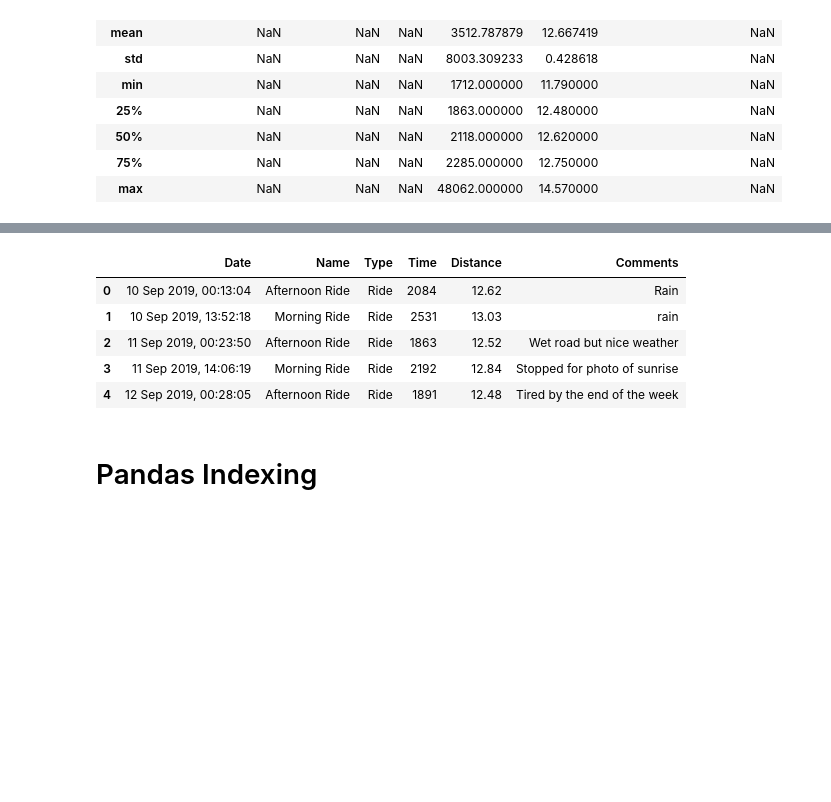
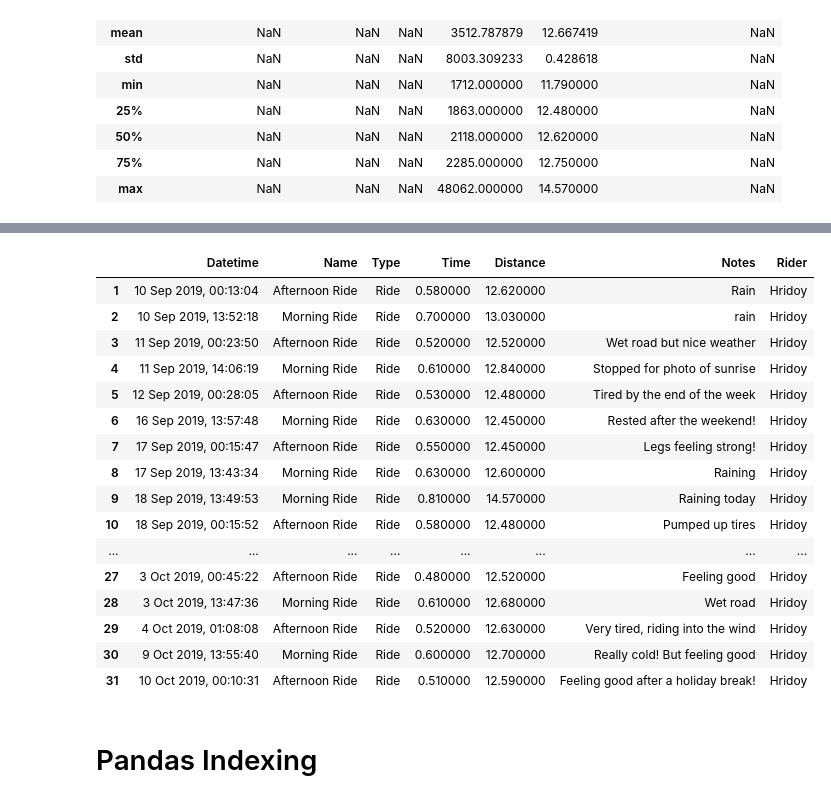
Before and after one commit to ariyan378/python-problem-solving, a Jupyter notebook: Task/data-wrangling-excercise.ipynb, the cells around one changed output, grey strips where cells are left out. Saved outputs shown, nothing was run; the diff lists cells and outputs as text; code cells hidden in the pictures; blank space fills up the shorter version.

```diff
--- a/Task/data-wrangling-excercise.ipynb
+++ b/Task/data-wrangling-excercise.ipynb
@@ -118,14 +105,24 @@ pd.set_option("display.max_rows", 20)
 # %%
 
 df.style.background_gradient(cmap='plasma')
-df.head()
 # %% [output]
-|  | Date | Name | Type | Time | Distance | Comments |
-| 0 | 10 Sep 2019, 00:13:04 | Afternoon Ride | Ride | 2084 | 12.62 | Rain |
-| 1 | 10 Sep 2019, 13:52:18 | Morning Ride | Ride | 2531 | 13.03 | rain |
-| 2 | 11 Sep 2019, 00:23:50 | Afternoon Ride | Ride | 1863 | 12.52 | Wet road but nice weather |
-| 3 | 11 Sep 2019, 14:06:19 | Morning Ride | Ride | 2192 | 12.84 | Stopped for photo of sunrise |
-| 4 | 12 Sep 2019, 00:28:05 | Afternoon Ride | Ride | 1891 | 12.48 | Tired by the end of the week |
+|  | Datetime | Name | Type | Time | Distance | Notes | Rider |
+| 1 | 10 Sep 2019, 00:13:04 | Afternoon Ride | Ride | 0.580000 | 12.620000 | Rain | Hridoy |
+| 2 | 10 Sep 2019, 13:52:18 | Morning Ride | Ride | 0.700000 | 13.030000 | rain | Hridoy |
+| 3 | 11 Sep 2019, 00:23:50 | Afternoon Ride | Ride | 0.520000 | 12.520000 | Wet road but nice weather | Hridoy |
+| 4 | 11 Sep 2019, 14:06:19 | Morning Ride | Ride | 0.610000 | 12.840000 | Stopped for photo of sunrise | Hridoy |
+| 5 | 12 Sep 2019, 00:28:05 | Afternoon Ride | Ride | 0.530000 | 12.480000 | Tired by the end of the week | Hridoy |
+| 6 | 16 Sep 2019, 13:57:48 | Morning Ride | Ride | 0.630000 | 12.450000 | Rested after the weekend! | Hridoy |
+| 7 | 17 Sep 2019, 00:15:47 | Afternoon Ride | Ride | 0.550000 | 12.450000 | Legs feeling strong! | Hridoy |
+| 8 | 17 Sep 2019, 13:43:34 | Morning Ride | Ride | 0.630000 | 12.600000 | Raining | Hridoy |
+| 9 | 18 Sep 2019, 13:49:53 | Morning Ride | Ride | 0.810000 | 14.570000 | Raining today | Hridoy |
+| 10 | 18 Sep 2019, 00:15:52 | Afternoon Ride | Ride | 0.580000 | 12.480000 | Pumped up tires | Hridoy |
+| ... | ... | ... | ... | ... | ... | ... | ... |
+| 27 | 3 Oct 2019, 00:45:22 | Afternoon Ride | Ride | 0.480000 | 12.520000 | Feeling good | Hridoy |
+| 28 | 3 Oct 2019, 13:47:36 | Morning Ride | Ride | 0.610000 | 12.680000 | Wet road | Hridoy |
+| 29 | 4 Oct 2019, 01:08:08 | Afternoon Ride | Ride | 0.520000 | 12.630000 | Very tired, riding into the wind | Hridoy |
+| 30 | 9 Oct 2019, 13:55:40 | Morning Ride | Ride | 0.600000 | 12.700000 | Really cold! But feeling good | Hridoy |
+| 31 | 10 Oct 2019, 00:10:31 | Afternoon Ride | Ride | 0.510000 | 12.590000 | Feeling good after a holiday break! | Hridoy |
 # %% [markdown]
 # Pandas Indexing
 # %%
```
Also changed, not shown: parts of 13 cells of this notebook.
